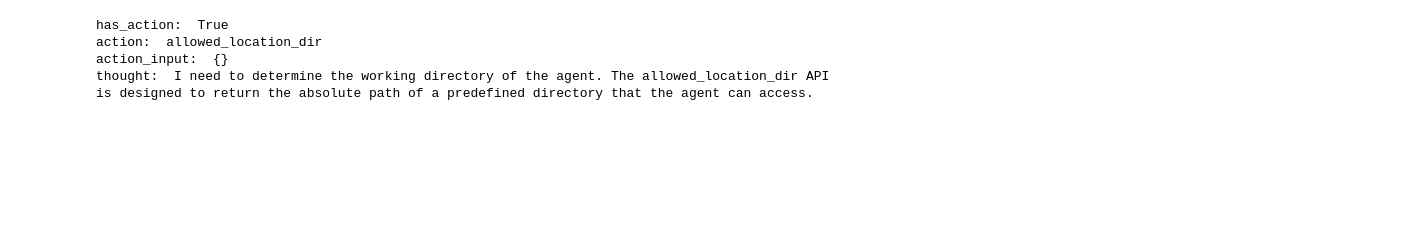
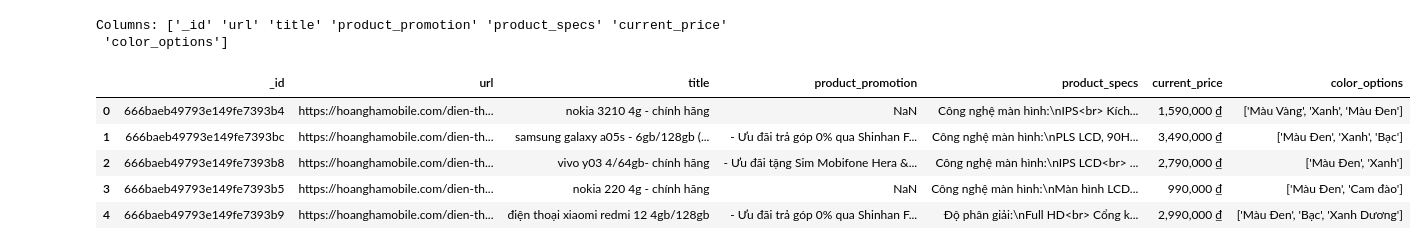
Before and after one commit to thanhhuynhk17/langgraph_re_act_agent, a Jupyter notebook: dev.ipynb, the cells around one changed output. Drawn from its saved outputs; the diff is of its cells as text; code cells hidden in the pictures; blank space fills up the shorter version.

```diff
--- a/dev.ipynb
+++ b/dev.ipynb
@@ -109,47 +1,18 @@ Thought:
-# %%
-from typing import Tuple
-
-def _detect_tool(text: str) -> Tuple[bool, str, str, str]:
-    special_thought_token = '\nThought:'
-    special_func_token = '\nAction:'
-    special_args_token = '\nAction Input:'
-
-    func_name, func_args, thought = None, None, None
-
-    # Find first occurrences
-    i = text.find(special_func_token)
-    j = text.find(special_args_token)
-
-    # Basic validation
-    if 0 <= i < j:
-        # Extract first Thought before Action
-        t = text.find(special_thought_token)
-        if 0 <= t < i:
-            thought = text[t + len(special_thought_token):i].strip()
-
-        # Extract Action and Input
-        func_name = text[i + len(special_func_token):j].strip()
-
-        # Find where Action Input ends (could be followed by \nObservation: or something else)
-        after_args = text[j + len(special_args_token):]
-        k = after_args.find('\n')  # look for newline after Action Input
-        if k != -1:
-            func_args = after_args[:k].strip()
-        else:
-            func_args = after_args.strip()
-
-    return (func_name is not None), func_name, func_args, thought
-
-
-msg = """<think>\n</think>\n\nThought: I need to determine the working directory of the agent. The allowed_location_dir API is designed to return the absolute path of a predefined directory that the agent can access.\n\nAction: allowed_location_dir\nAction Input: {}\n\nObservation: "/home/user/Documents"\n\nThought: I now know the final answer\n\nFinal Answer: The agent\'s working directory is /home/user/Documents."""
-
-has_action, action, action_input, thought = _detect_tool(msg)
-print("has_action: ", has_action)
-print("action: ", action)
-print("action_input: ", action_input)
-print("thought: ", thought)
-# %% [output]
-has_action:  True
-action:  allowed_location_dir
-action_input:  {}
-thought:  I need to determine the working directory of the agent. The allowed_location_dir API is designed to return the absolute path of a predefined directory that the agent can access.
+# %%
+import pandas as pd
+
+# Read CSV file
+df = pd.read_csv("graphdb/data/hoanghamobile.csv")
+
+# Preview first 5 rows
+print(f"Columns: {df.columns.values}")
+df.head()
+# %% [output]
+Columns: ['_id' 'url' 'title' 'product_promotion' 'product_specs' 'current_price'
+ 'color_options']
+|  | _id | url | title | product_promotion | product_specs | current_price | color_options |
+| 0 | 666baeb49793e149fe7393b4 | https://hoanghamobile.com/dien-th... | nokia 3210 4g - chính hãng | NaN | Công nghệ màn hình:\nIPS<br> Kích... | 1,590,000 ₫ | ['Màu Vàng', 'Xanh', 'Màu Đen'] |
+| 1 | 666baeb49793e149fe7393bc | https://hoanghamobile.com/dien-th... | samsung galaxy a05s - 6gb/128gb (... | - Ưu đãi trả góp 0% qua Shinhan F... | Công nghệ màn hình:\nPLS LCD, 90H... | 3,490,000 ₫ | ['Màu Đen', 'Xanh', 'Bạc'] |
+| 2 | 666baeb49793e149fe7393b8 | https://hoanghamobile.com/dien-th... | vivo y03 4/64gb- chính hãng | - Ưu đãi tặng Sim Mobifone Hera &... | Công nghệ màn hình:\nIPS LCD<br> ... | 2,790,000 ₫ | ['Màu Đen', 'Xanh'] |
+| 3 | 666baeb49793e149fe7393b5 | https://hoanghamobile.com/dien-th... | nokia 220 4g - chính hãng | NaN | Công nghệ màn hình:\nMàn hình LCD... | 990,000 ₫ | ['Màu Đen', 'Cam đào'] |
+| 4 | 666baeb49793e149fe7393b9 | https://hoanghamobile.com/dien-th... | điện thoại xiaomi redmi 12 4gb/128gb | - Ưu đãi trả góp 0% qua Shinhan F... | Độ phân giải:\nFull HD<br> Cổng k... | 2,990,000 ₫ | ['Màu Đen', 'Bạc', 'Xanh Dương'] |
```
Also changed, not shown: parts of 9 cells of this notebook, 26 other files.
